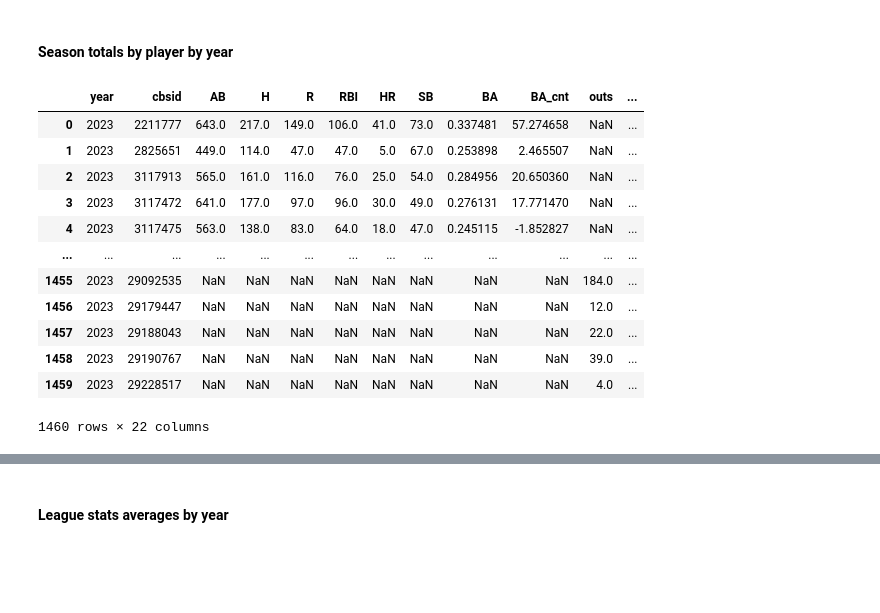
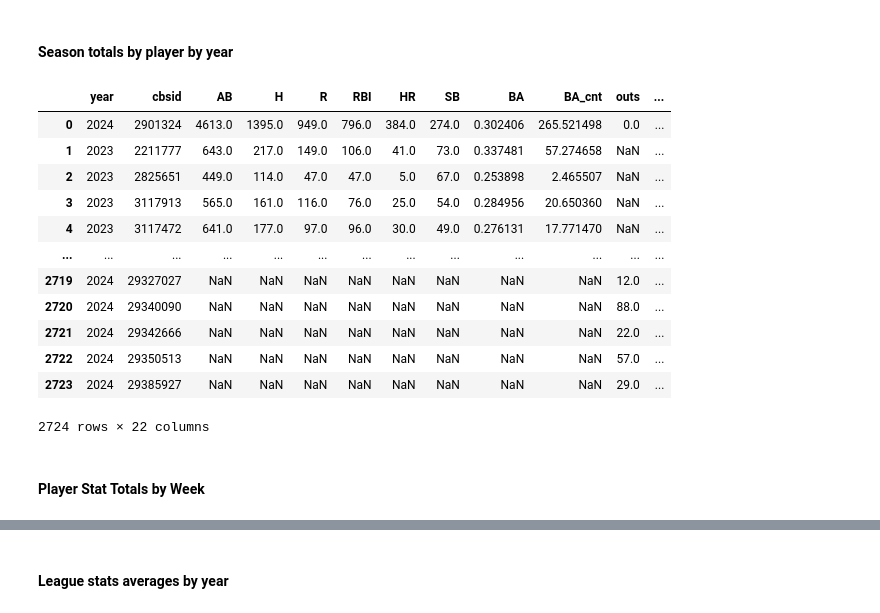
Before and after one commit to haueter19/xdl, a Jupyter notebook: Data Model Set Up.ipynb, the cells around one changed output, grey strips where cells are left out. Cells and saved outputs as stored; diff of their text form; code cells hidden in the pictures; blank space fills up the shorter version.

```diff
--- a/Data Model Set Up.ipynb
+++ b/Data Model Set Up.ipynb
@@ -112,2 +365,9 @@ p['keeper'] = p['keeper'].astype(int)
+# %%
+engine = create_engine('sqlite:///fantasy_data.db', echo=False)
+conn = engine.connect()
+stmt = text("DELETE FROM players WHERE cbsid=26643926 AND IDFANGRAPHS IS NULL")
+#conn.execute(stmt)
+#conn.commit()
+conn.close()
 # %%
 pd.read_sql('drafted', engine)
@@ -411,16 +986,18 @@ add_view(vw_player_totals)
 # %%
-pd.read_sql("SELECT * FROM vw_player_totals ORDER BY SB desc", conn)
+pd.read_sql("SELECT * FROM vw_player_year_stats ORDER BY SB desc", conn)
 # %% [output]
 |  | year | cbsid | AB | H | R | RBI | HR | SB | BA | BA_cnt | outs | ... |
-| 0 | 2023 | 2211777 | 643.0 | 217.0 | 149.0 | 106.0 | 41.0 | 73.0 | 0.337481 | 57.274658 | NaN | ... |
-| 1 | 2023 | 2825651 | 449.0 | 114.0 | 47.0 | 47.0 | 5.0 | 67.0 | 0.253898 | 2.465507 | NaN | ... |
-| 2 | 2023 | 3117913 | 565.0 | 161.0 | 116.0 | 76.0 | 25.0 | 54.0 | 0.284956 | 20.650360 | NaN | ... |
-| 3 | 2023 | 3117472 | 641.0 | 177.0 | 97.0 | 96.0 | 30.0 | 49.0 | 0.276131 | 17.771470 | NaN | ... |
-| 4 | 2023 | 3117475 | 563.0 | 138.0 | 83.0 | 64.0 | 18.0 | 47.0 | 0.245115 | -1.852827 | NaN | ... |
+| 0 | 2024 | 2901324 | 4613.0 | 1395.0 | 949.0 | 796.0 | 384.0 | 274.0 | 0.302406 | 265.521498 | 0.0 | ... |
+| 1 | 2023 | 2211777 | 643.0 | 217.0 | 149.0 | 106.0 | 41.0 | 73.0 | 0.337481 | 57.274658 | NaN | ... |
+| 2 | 2023 | 2825651 | 449.0 | 114.0 | 47.0 | 47.0 | 5.0 | 67.0 | 0.253898 | 2.465507 | NaN | ... |
+| 3 | 2023 | 3117913 | 565.0 | 161.0 | 116.0 | 76.0 | 25.0 | 54.0 | 0.284956 | 20.650360 | NaN | ... |
+| 4 | 2023 | 3117472 | 641.0 | 177.0 | 97.0 | 96.0 | 30.0 | 49.0 | 0.276131 | 17.771470 | NaN | ... |
 | ... | ... | ... | ... | ... | ... | ... | ... | ... | ... | ... | ... | ... |
-| 1455 | 2023 | 29092535 | NaN | NaN | NaN | NaN | NaN | NaN | NaN | NaN | 184.0 | ... |
-| 1456 | 2023 | 29179447 | NaN | NaN | NaN | NaN | NaN | NaN | NaN | NaN | 12.0 | ... |
-| 1457 | 2023 | 29188043 | NaN | NaN | NaN | NaN | NaN | NaN | NaN | NaN | 22.0 | ... |
-| 1458 | 2023 | 29190767 | NaN | NaN | NaN | NaN | NaN | NaN | NaN | NaN | 39.0 | ... |
-| 1459 | 2023 | 29228517 | NaN | NaN | NaN | NaN | NaN | NaN | NaN | NaN | 4.0 | ... |
+| 2719 | 2024 | 29327027 | NaN | NaN | NaN | NaN | NaN | NaN | NaN | NaN | 12.0 | ... |
+| 2720 | 2024 | 29340090 | NaN | NaN | NaN | NaN | NaN | NaN | NaN | NaN | 88.0 | ... |
+| 2721 | 2024 | 29342666 | NaN | NaN | NaN | NaN | NaN | NaN | NaN | NaN | 22.0 | ... |
+| 2722 | 2024 | 29350513 | NaN | NaN | NaN | NaN | NaN | NaN | NaN | NaN | 57.0 | ... |
+| 2723 | 2024 | 29385927 | NaN | NaN | NaN | NaN | NaN | NaN | NaN | NaN | 29.0 | ... |
-1460 rows × 22 columns
+2724 rows × 22 columns
+# %% [markdown]
+#### Player Stat Totals by Week
```
Also changed, not shown: parts of 147 cells of this notebook.
